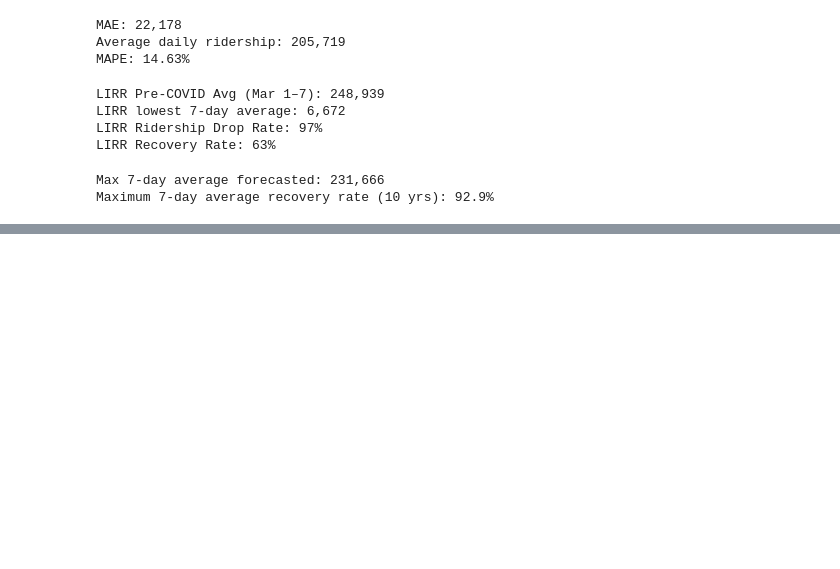
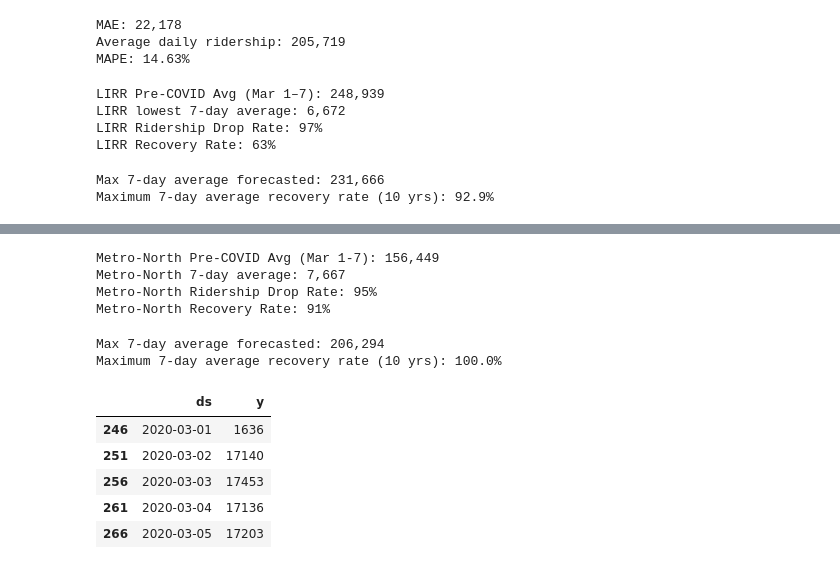
Before and after one commit to abdonkath/MTA_Ridership, a Jupyter notebook: mta.ipynb, the cells around one changed output, grey strips where cells are left out. Cells and saved outputs as stored; diff of their text form; code cells hidden in the pictures; blank space fills up the shorter version.

```diff
--- a/mta.ipynb
+++ b/mta.ipynb
@@ -820,0 +895,66 @@ Maximum 7-day average recovery rate (10 yrs): 92.9%
+# %%
+#First week of March
+metro_first_week = metro_train.loc['2020-03-01':'2020-03-07']
+
+#Pre-COVID Avg
+metro_pre_covid_avg = metro_first_week['y'].mean()
+print(f"Metro-North Pre-COVID Avg (Mar 1-7): {metro_pre_covid_avg:,.0f}")
+
+#Lowest 7-day rolling avg ridership
+metro_lowest = metro_train['y'].rolling(window=7).mean().min()
+print(f"Metro-North 7-day average: {metro_lowest:,.0f}")
+
+#Calculate Drop rate
+metro_drop_rate = ((metro_pre_covid_avg - metro_lowest) / metro_pre_covid_avg) * 100
+print(f"Metro-North Ridership Drop Rate: {metro_drop_rate:.0f}%")
+
+#Latest avg (last 7 days)
+metro_latest_avg = metro_train['y'].tail(7).mean()
+
+#Current Recovery rate
+metro_recovery = ((metro_latest_avg - metro_lowest) / (metro_pre_covid_avg - metro_lowest)) * 100
+print(f"Metro-North Recovery Rate: {metro_recovery:.0f}%")
+# %% [output]
+Metro-North Pre-COVID Avg (Mar 1-7): 156,449
+Metro-North 7-day average: 7,667
+Metro-North Ridership Drop Rate: 95%
+Metro-North Recovery Rate: 91%
+# %%
+#10-year forecast
+start_date = metro_train.index.max()
+forecast_10yr = metro_forecast[(metro_forecast.index > start_date) &
+                               (metro_forecast.index <= start_date + pd.Timedelta(days=365*10))]
+
+#7-day rolling average
+metro_forecast['yhat_7day_avg'] = metro_forecast['yhat'].rolling(window=7).mean()
+
+#Get max 7-day average value
+max_pred_10yr = metro_forecast['yhat_7day_avg'].max()
+print(f"Max 7-day average forecasted: {max_pred_10yr:,.0f}")
+
+recovery_rate_10yr = (max_pred_10yr - metro_lowest) / (metro_pre_covid_avg - metro_lowest) * 100
+capped_rate = min(recovery_rate_10yr, 100)
+print(f"Maximum 7-day average recovery rate (10 yrs): {capped_rate:.1f}%")
+# %% [output]
+Max 7-day average forecasted: 206,294
+Maximum 7-day average recovery rate (10 yrs): 100.0%
+# %%
+sir_df = df.loc[:, ['Date', 'Staten Island Railway: Total Estimated Ridership']].copy()
+
+#Convert to datetime
+sir_df['Date'] = pd.to_datetime(sir_df['Date'])
+
+#Rename
+sir_df.columns = ['ds', 'y']
+
+#Sort data
+sir_df = sir_df.sort_values('ds')
+
+sir_df.head()
+# %% [output]
+|  | ds | y |
+| 246 | 2020-03-01 | 1636 |
+| 251 | 2020-03-02 | 17140 |
+| 256 | 2020-03-03 | 17453 |
+| 261 | 2020-03-04 | 17136 |
+| 266 | 2020-03-05 | 17203 |
```
Also changed, not shown: parts of 18 cells of this notebook.
